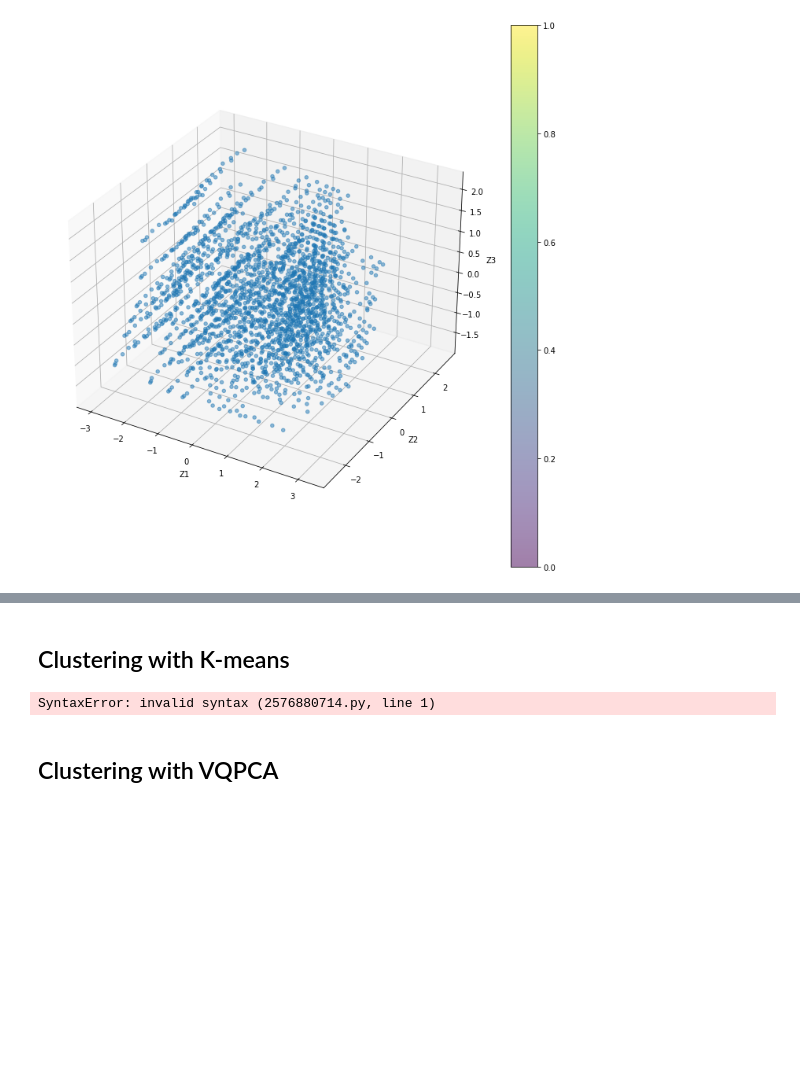
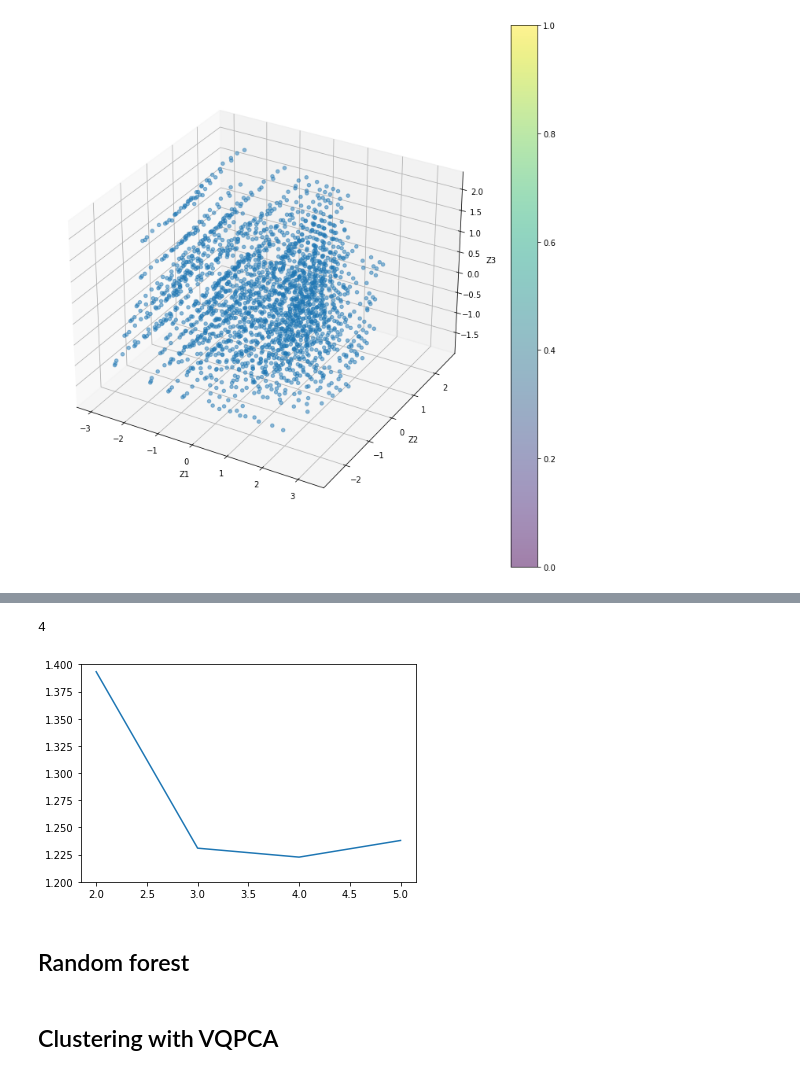
Before and after one commit to alesspiscopo/Data-Driven-MILD, a Jupyter notebook: Benzene.ipynb, the cells around one changed output, grey strips where cells are left out. Drawn from its saved outputs; the diff is of its cells as text; code cells hidden in the pictures; blank space fills up the shorter version.

```diff
--- a/Benzene.ipynb
+++ b/Benzene.ipynb
@@ -270,7 +273,25 @@ plt.show()
-# %% [markdown]
-## Clustering with K-means
 # %%
+from sklearn.metrics import davies_bouldin_score
+
+k_array = np.arange(2,6)
+db_score_array = np.zeros((k_array.size,))
+for i,k in enumerate(k_array):
+    kmeans = KMeans(n_clusters = k, init = 'random')
+    kmeans.fit(Z_std)
+    labels = kmeans.labels_
+    db_score_array[i] = davies_bouldin_score(Z_std, labels)
+
+n_clusters = k_array[np.argmin(db_score_array)]
+print(n_clusters)
+
+plt.ylim(1.2, 1.4)
+
+plt.plot(k_array,db_score_array)
+plt.show()
 # %% [output]
-SyntaxError: invalid syntax (2576880714.py, line 1)
+4
+[figure, added]
+# %% [markdown]
+## Random forest
 # %% [markdown]
 ## Clustering with VQPCA
```
Also changed, not shown: parts of 8 cells of this notebook.
